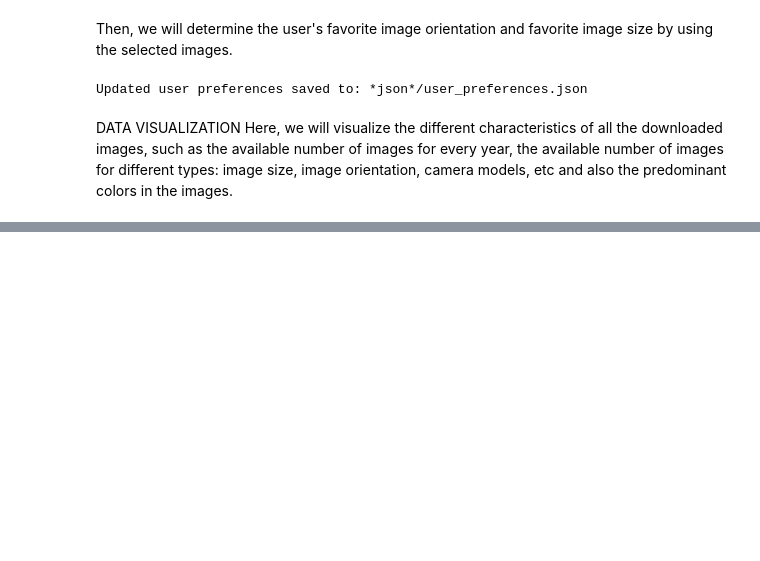
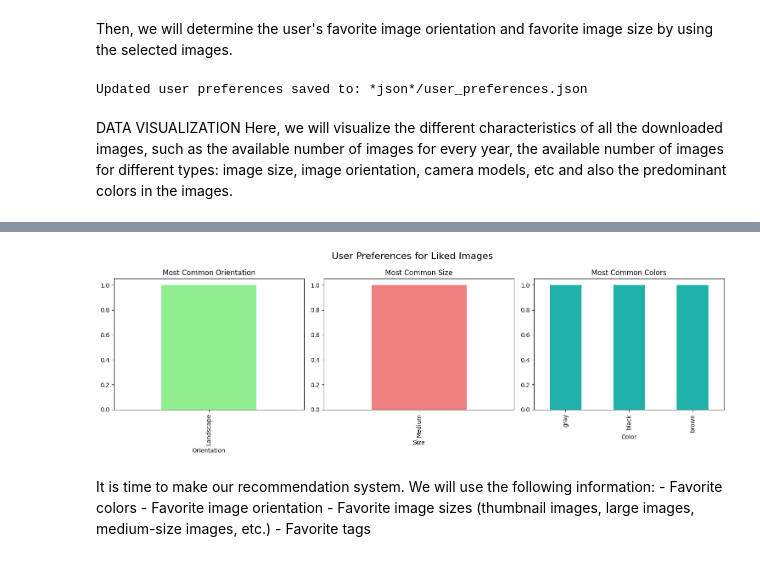
Before and after one commit to Amine-HADJ/DataMining, a Jupyter notebook: main.ipynb, the cells around one changed output, grey strips where cells are left out. Saved outputs shown, nothing was run; the diff lists cells and outputs as text; code cells hidden in the pictures; blank space fills up the shorter version.

```diff
--- a/main.ipynb
+++ b/main.ipynb
@@ -569,0 +611,40 @@ plt.show()
+# %%
+import json
+import pandas as pd
+import matplotlib.pyplot as plt
+
+# Read the user preferences from the JSON file
+user_preferences_file = "*json*/user_preferences.json"
+with open(user_preferences_file) as file:
+    user_preferences = json.load(file)
+
+# Dataframe for the user preferences
+user_preferences_df = pd.json_normalize(user_preferences)
+
+# Plot the user preferences for the liked images (without count)
+fig, axes = plt.subplots(1, 3, figsize=(15, 5))
+fig.suptitle('User Preferences for Liked Images', fontsize=16)
+
+
+user_preferences_df["most_common_orientation"].value_counts().plot(kind="bar", ax=axes[0], color="lightgreen")
+axes[0].set_title("Most Common Orientation")
+axes[0].set_xlabel("Orientation")
+
+user_preferences_df["most_common_size"].value_counts().plot(kind="bar", ax=axes[1], color="lightcoral")
+axes[1].set_title("Most Common Size")
+axes[1].set_xlabel("Size")
+
+user_preferences_df["most_common_colors"].explode().value_counts().plot(kind="bar", ax=axes[2], color="lightseagreen")
+axes[2].set_title("Most Common Colors")
+axes[2].set_xlabel("Color")
+
+plt.tight_layout()
+plt.show()
+# %% [output]
+[figure, added]
+# %% [markdown]
+It is time to make our recommendation system. We will use the following information:
+    - Favorite colors
+    - Favorite image orientation
+    - Favorite image sizes (thumbnail images, large images, medium-size images, etc.)
+    - Favorite tags
```
Also changed, not shown: parts of 2 cells of this notebook.
